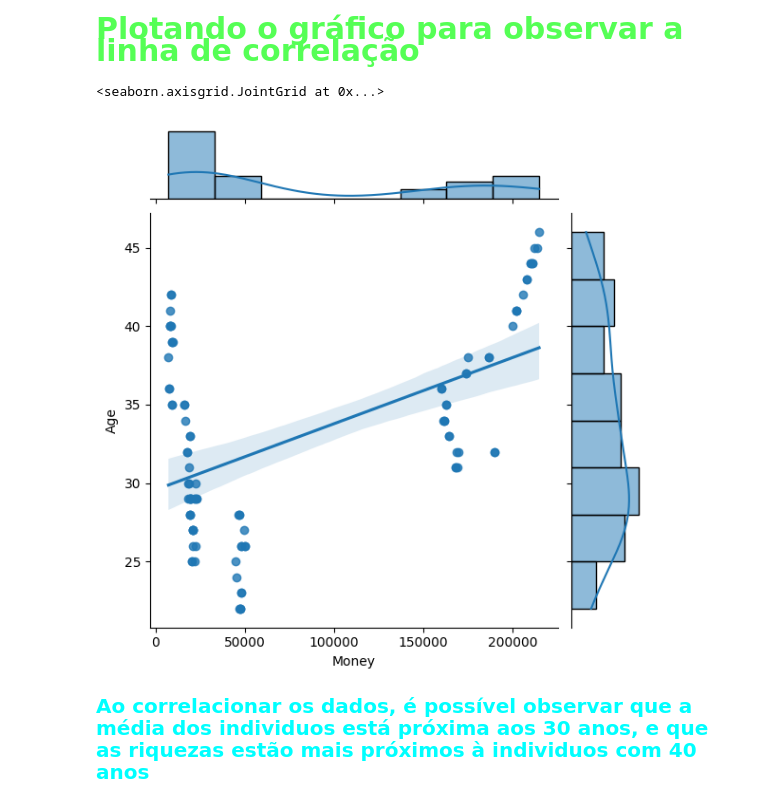
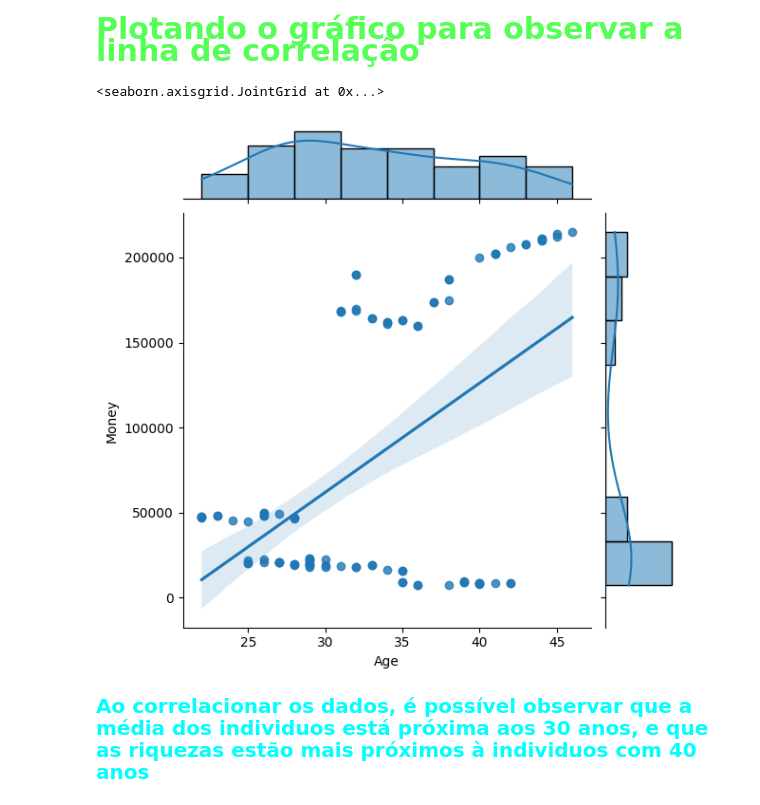
Before and after one commit to NagaoVictor/Tratamentos, a Jupyter notebook: Tratamentos.ipynb, the cells around one changed output. Saved outputs shown, nothing was run; the diff lists cells and outputs as text; code cells hidden in the pictures.

```diff
--- a/Tratamentos.ipynb
+++ b/Tratamentos.ipynb
@@ -246,10 +246,10 @@ correlacao.corr()
 </p>
 # %%
 import seaborn as sns
-sns.jointplot(x='Money', y='Age', data=correlacao, kind='reg')
+sns.jointplot(x='Age', y='Money', data=correlacao, kind='reg')
 # %% [output]
 <seaborn.axisgrid.JointGrid at 0x...>
-[figure, old version]
+[figure, new version]
 # %% [markdown]
 <p style="color:#00FFFF; font-family: 'Ink Free',  sans-serif; font-size: 20px; font-weight: bold;">
         Ao correlacionar os dados, é possível observar que a média dos individuos está próxima aos 30 anos, e que as riquezas estão mais próximos à individuos com 40 anos
```
Also changed, not shown: parts of 5 cells of this notebook.
